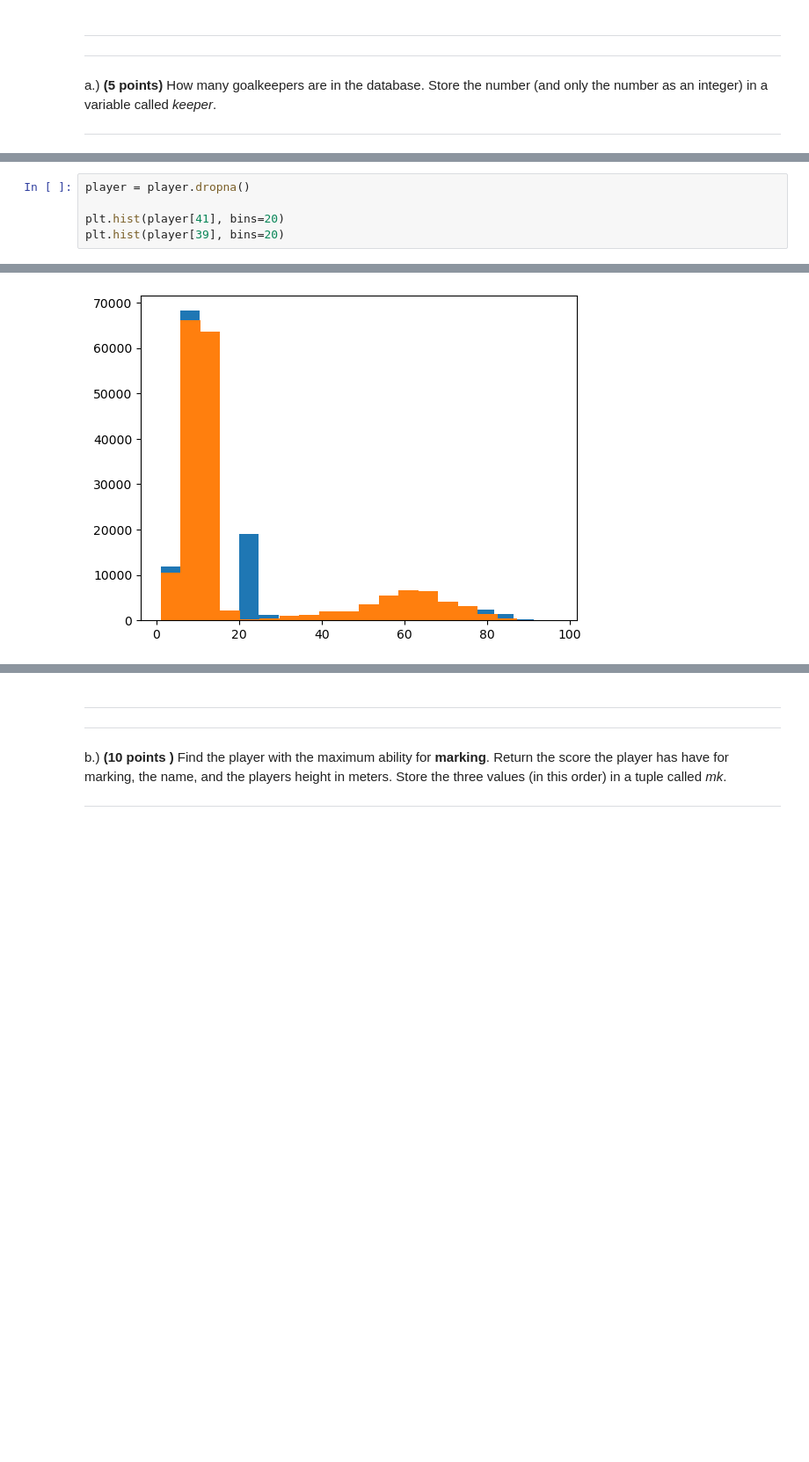
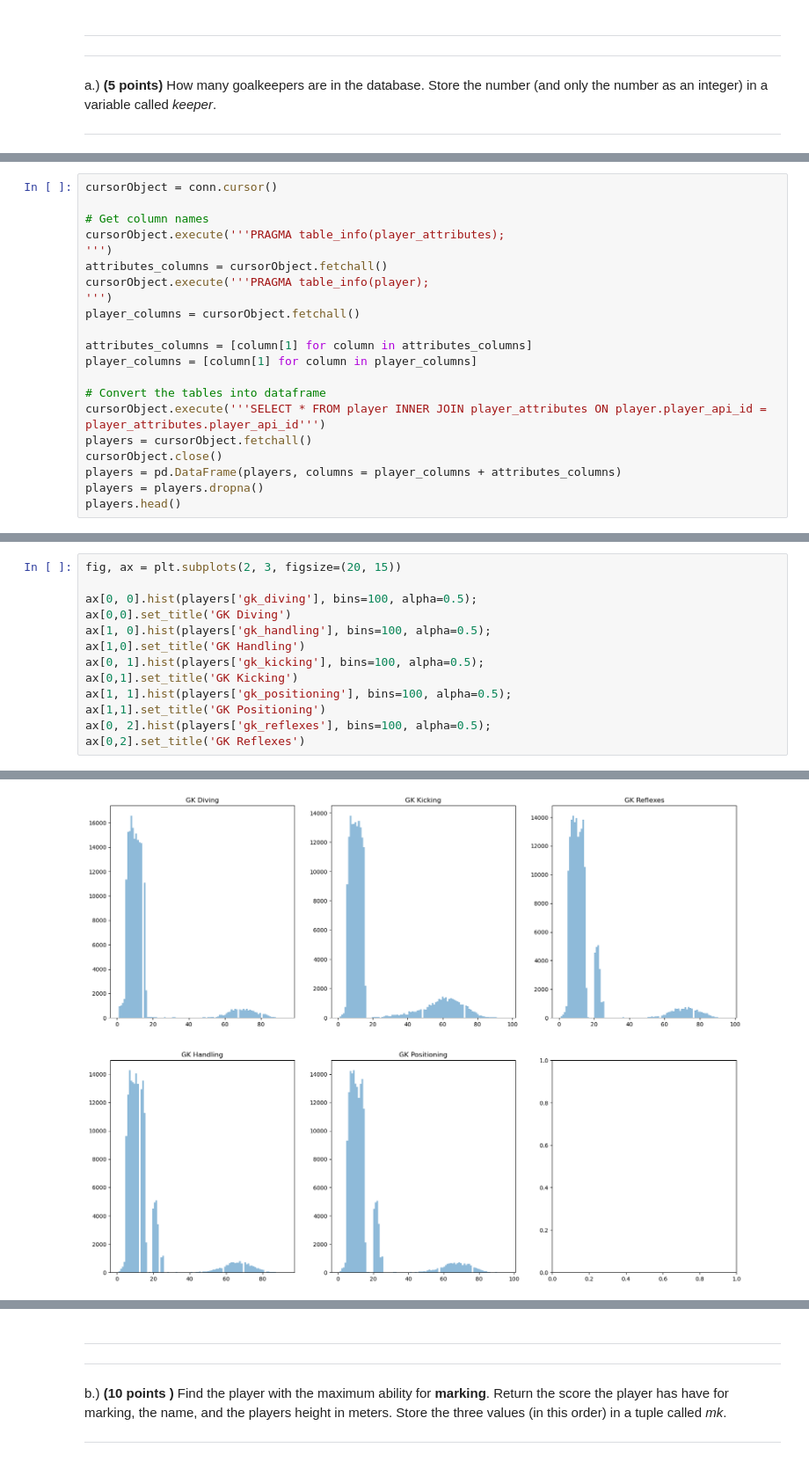
Before and after one commit to Vileh/Storing-Manipulating-and-Visualising-Data, a Jupyter notebook: Assignment 4/Assignment4.ipynb, the cells around one changed output, grey strips where cells are left out. Shown: that part at 88% size. Saved outputs shown, nothing was run; the diff lists cells and outputs as text; blank space fills up the shorter version.

```diff
--- a/Assignment 4/Assignment4.ipynb
+++ b/Assignment 4/Assignment4.ipynb
@@ -371,0 +334,21 @@ dtype: int64
+# %%
+cursorObject = conn.cursor()
+
+# Get column names
+cursorObject.execute('''PRAGMA table_info(player_attributes);
+''')
+attributes_columns = cursorObject.fetchall()
+cursorObject.execute('''PRAGMA table_info(player);
+''')
+player_columns = cursorObject.fetchall()
+
+attributes_columns = [column[1] for column in attributes_columns]
+player_columns = [column[1] for column in player_columns]
+
+# Convert the tables into dataframe
+cursorObject.execute('''SELECT * FROM player INNER JOIN player_attributes ON player.player_api_id = player_attributes.player_api_id''')
+players = cursorObject.fetchall()
+cursorObject.close()
+players = pd.DataFrame(players, columns = player_columns + attributes_columns)
+players = players.dropna()
+players.head()
@@ -372,6 +365,14 @@ dtype: int64
 # %%
-player = player.dropna()
+fig, ax = plt.subplots(2, 3, figsize=(20, 15))
 
-plt.hist(player[41], bins=20)
-plt.hist(player[39], bins=20)
+ax[0, 0].hist(players['gk_diving'], bins=100, alpha=0.5);
+ax[0,0].set_title('GK Diving')
+ax[1, 0].hist(players['gk_handling'], bins=100, alpha=0.5);
+ax[1,0].set_title('GK Handling')
+ax[0, 1].hist(players['gk_kicking'], bins=100, alpha=0.5);
+ax[0,1].set_title('GK Kicking')
+ax[1, 1].hist(players['gk_positioning'], bins=100, alpha=0.5);
+ax[1,1].set_title('GK Positioning')
+ax[0, 2].hist(players['gk_reflexes'], bins=100, alpha=0.5);
+ax[0,2].set_title('GK Reflexes')
 # %% [output]
@@ -385 +380 @@ plt.hist(player[39], bins=20)
-[figure, old version]
+[figure, new version]
```
Also changed, not shown: parts of 19 cells of this notebook.
